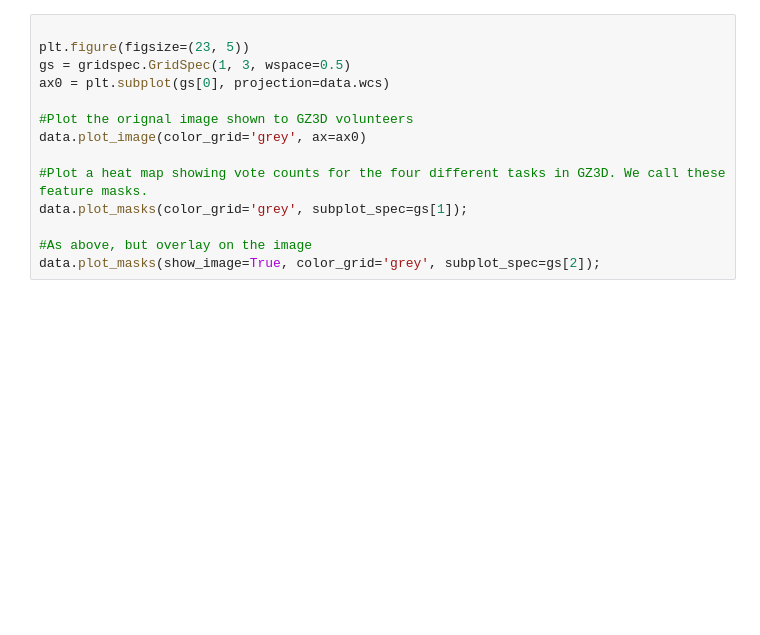
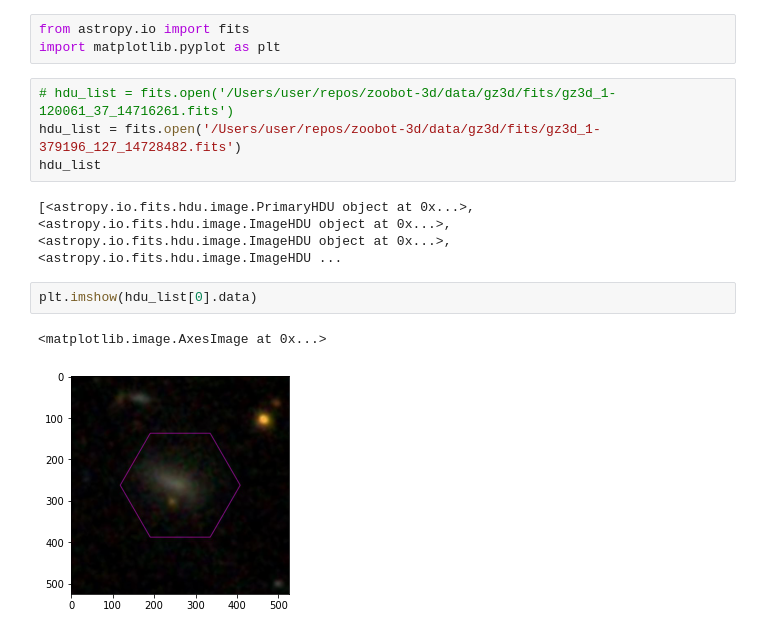
Before and after one commit to mwalmsley/zoobot-3d, a Jupyter notebook: view_masks.ipynb, the cells around one changed output. Saved outputs shown, nothing was run; the diff lists cells and outputs as text; blank space fills up the shorter version.

```diff
--- a/view_masks.ipynb
+++ b/view_masks.ipynb
@@ -42,14 +1,14 @@ If able, copy and paste the full traceback information into the issue as well.
-# %%
-
-plt.figure(figsize=(23, 5))
-gs = gridspec.GridSpec(1, 3, wspace=0.5)
-ax0 = plt.subplot(gs[0], projection=data.wcs)
-
-#Plot the orignal image shown to GZ3D volunteers
-data.plot_image(color_grid='grey', ax=ax0)
-
-#Plot a heat map showing vote counts for the four different tasks in GZ3D. We call these feature masks.
-data.plot_masks(color_grid='grey', subplot_spec=gs[1]);
-
-#As above, but overlay on the image
-data.plot_masks(show_image=True, color_grid='grey', subplot_spec=gs[2]);
+# %%
+from astropy.io import fits
+import matplotlib.pyplot as plt
+# %%
+# hdu_list = fits.open('/Users/user/repos/zoobot-3d/data/gz3d/fits/gz3d_1-120061_37_14716261.fits')
+hdu_list = fits.open('/Users/user/repos/zoobot-3d/data/gz3d/fits/gz3d_1-379196_127_14728482.fits')
+hdu_list
+# %% [output]
+[<astropy.io.fits.hdu.image.PrimaryHDU object at 0x...>, <astropy.io.fits.hdu.image.ImageHDU object at 0x...>, <astropy.io.fits.hdu.image.ImageHDU object at 0x...>, <astropy.io.fits.hdu.image.ImageHDU ...
+# %%
+plt.imshow(hdu_list[0].data)
+# %% [output]
+<matplotlib.image.AxesImage at 0x...>
+[figure, added]
```
Also changed, not shown: parts of 14 cells of this notebook, 6 other files.
